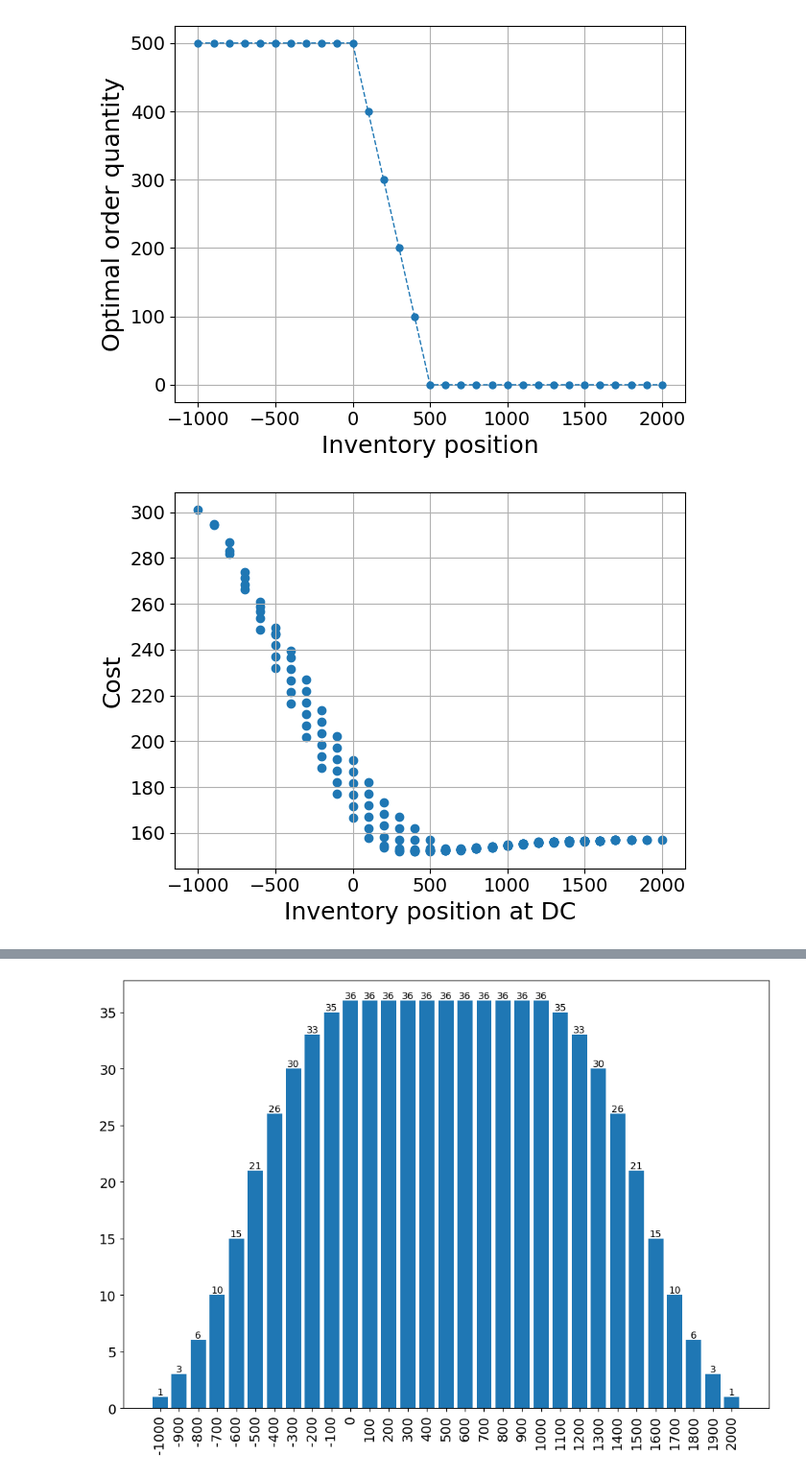
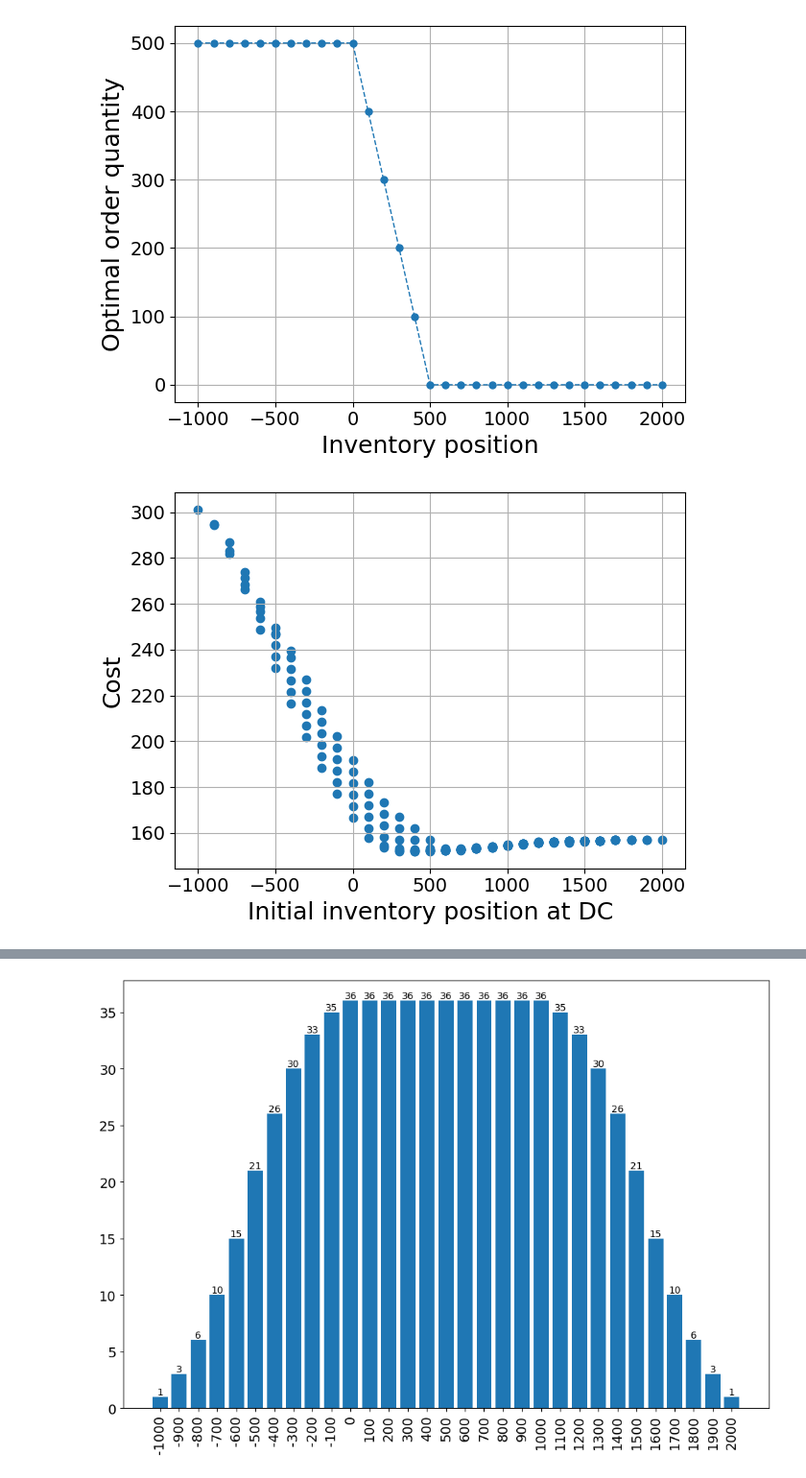
Before and after one commit to turtlesoul25/STOR-i_IM_PhDResearchProposal, a Jupyter notebook: SolveMDP.ipynb, the cells around one changed output, grey strips where cells are left out. Shown at 96% size. Saved outputs shown, nothing was run; the diff lists cells and outputs as text; code cells hidden in the pictures.

```diff
--- a/SolveMDP.ipynb
+++ b/SolveMDP.ipynb
@@ -339,14 +342,14 @@ plt.show()
 # %%
 # Plot minimised costs vs inventory position
 plt.scatter(*zip(*sorted([(ip, cost) for ip, cost_set in opt_cost_range.items() for cost in cost_set])))
-plt.xlabel("Inventory position at DC", fontsize=18)
+plt.xlabel("Initial inventory position at DC", fontsize=18)
 plt.ylabel("Cost", fontsize=18)
 plt.grid()
 plt.tight_layout()
-plt.savefig(f"Figures/single_echelon/cost_L{lead_time}_cap{capacity}_moq{max(A)}_sl{cb*100/(cb+ch):.1f}.pdf", dpi=300)
+plt.savefig(f"Figures/single_echelon/cost_L{lead_time}_cap{capacity}_moq{max(A)}_sl{cb*100/(cb+ch):.1f}.png", dpi=300)
 plt.show()
 # %% [output]
-[figure, old version]
+[figure, new version]
 # %%
 # Storing inventory position, level, on hand stock, backorders, outstanding orders and the associated policies+costs for each state
 ips = []
```
Also changed, not shown: parts of 8 cells of this notebook, 12 other files.
